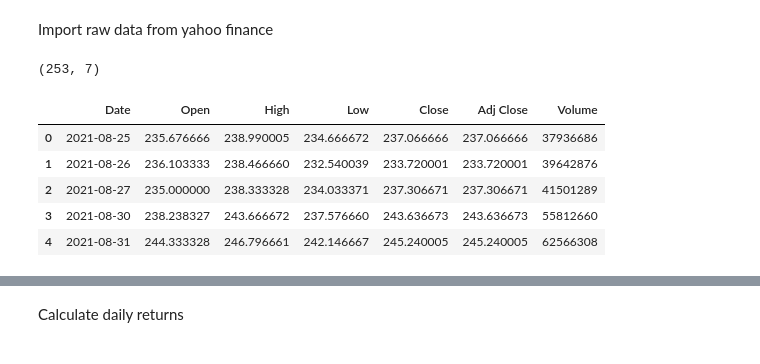
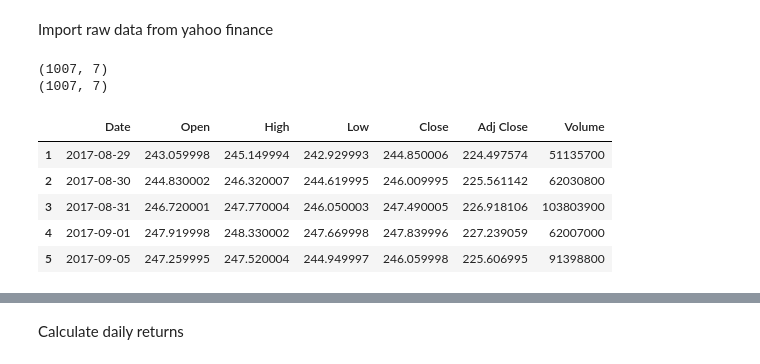
Before and after one commit to florencetsang/ml-portfolio-poc, a Jupyter notebook: ml_portfolio.ipynb, the cells around one changed output, grey strips where cells are left out. Saved outputs shown, nothing was run; the diff lists cells and outputs as text; code cells hidden in the pictures.

```diff
--- a/ml_portfolio.ipynb
+++ b/ml_portfolio.ipynb
@@ -13,17 +16,22 @@ print(f"Using {device} device")
 Using cpu device
 # %% [markdown]
 Import raw data from yahoo finance
-# %%
-tsla_raw = pd.read_csv('TSLA.csv')
-print(tsla_raw.shape)
-# %% [output]
-(253, 7)
+# %%
+high_risk = pd.read_csv('SPY.csv')
+low_risk = pd.read_csv('O9P.SI.csv')
+high_risk = high_risk[1:1008]
+low_risk = low_risk[1:1008]
+print(high_risk.shape)
+print(low_risk.shape)
+# %% [output]
+(1007, 7)
+(1007, 7)
 # %%
-tsla_raw.head()
+high_risk.head()
 # %% [output]
 |  | Date | Open | High | Low | Close | Adj Close | Volume |
-| 0 | 2021-08-25 | 235.676666 | 238.990005 | 234.666672 | 237.066666 | 237.066666 | 37936686 |
-| 1 | 2021-08-26 | 236.103333 | 238.466660 | 232.540039 | 233.720001 | 233.720001 | 39642876 |
-| 2 | 2021-08-27 | 235.000000 | 238.333328 | 234.033371 | 237.306671 | 237.306671 | 41501289 |
-| 3 | 2021-08-30 | 238.238327 | 243.666672 | 237.576660 | 243.636673 | 243.636673 | 55812660 |
-| 4 | 2021-08-31 | 244.333328 | 246.796661 | 242.146667 | 245.240005 | 245.240005 | 62566308 |
+| 1 | 2017-08-29 | 243.059998 | 245.149994 | 242.929993 | 244.850006 | 224.497574 | 51135700 |
+| 2 | 2017-08-30 | 244.830002 | 246.320007 | 244.619995 | 246.009995 | 225.561142 | 62030800 |
+| 3 | 2017-08-31 | 246.720001 | 247.770004 | 246.050003 | 247.490005 | 226.918106 | 103803900 |
+| 4 | 2017-09-01 | 247.919998 | 248.330002 | 247.669998 | 247.839996 | 227.239059 | 62007000 |
+| 5 | 2017-09-05 | 247.259995 | 247.520004 | 244.949997 | 246.059998 | 225.606995 | 91398800 |
```
Also changed, not shown: parts of 12 cells of this notebook.
